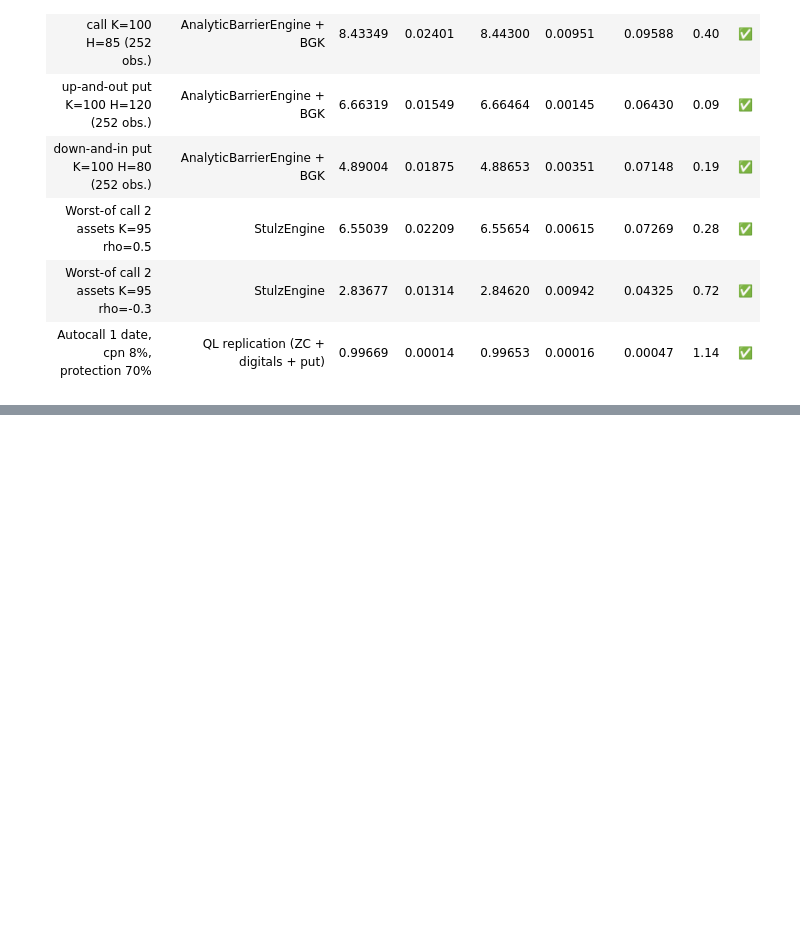
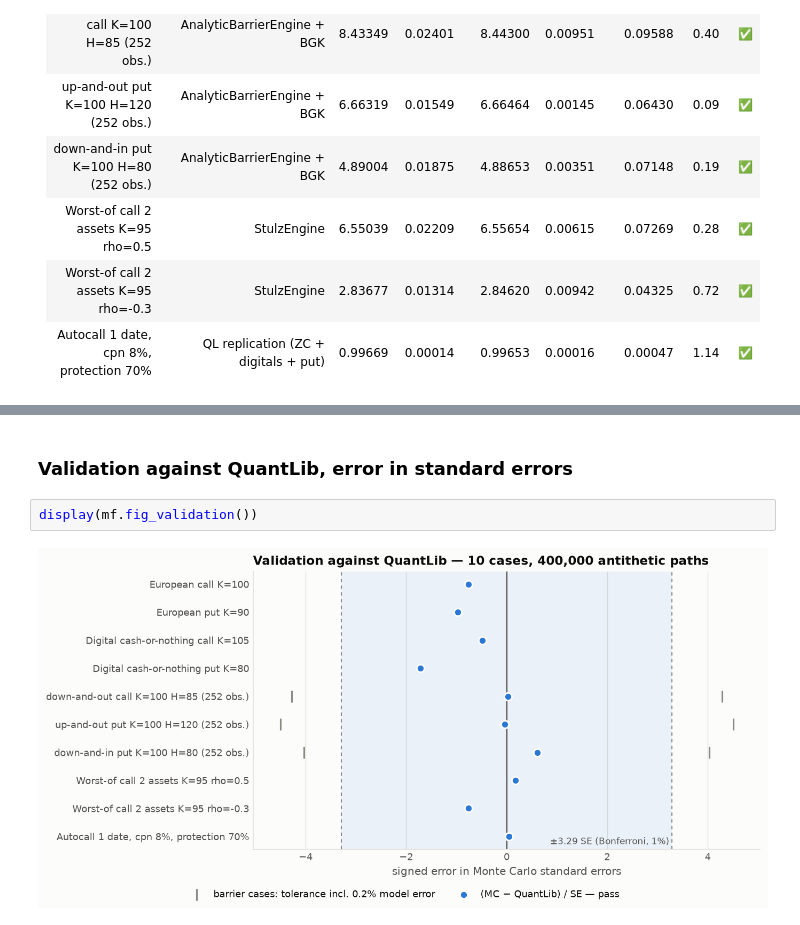
Before and after one commit to YoussefElb75/autocall-pricer, a Jupyter notebook: notebooks/demo.ipynb, the cells around one changed output, grey strips where cells are left out. Drawn from its saved outputs; the diff is of its cells as text; blank space fills up the shorter version.

```diff
--- a/notebooks/demo.ipynb
+++ b/notebooks/demo.ipynb
@@ -152,0 +171,6 @@ Markdown(to_markdown(run_validation(n_paths=200_000)))
+# %% [markdown]
+### Validation against QuantLib, error in standard errors
+# %%
+display(mf.fig_validation())
+# %% [output]
+[figure, added]
```
Also changed, not shown: parts of 12 cells of this notebook, 10 other files.
